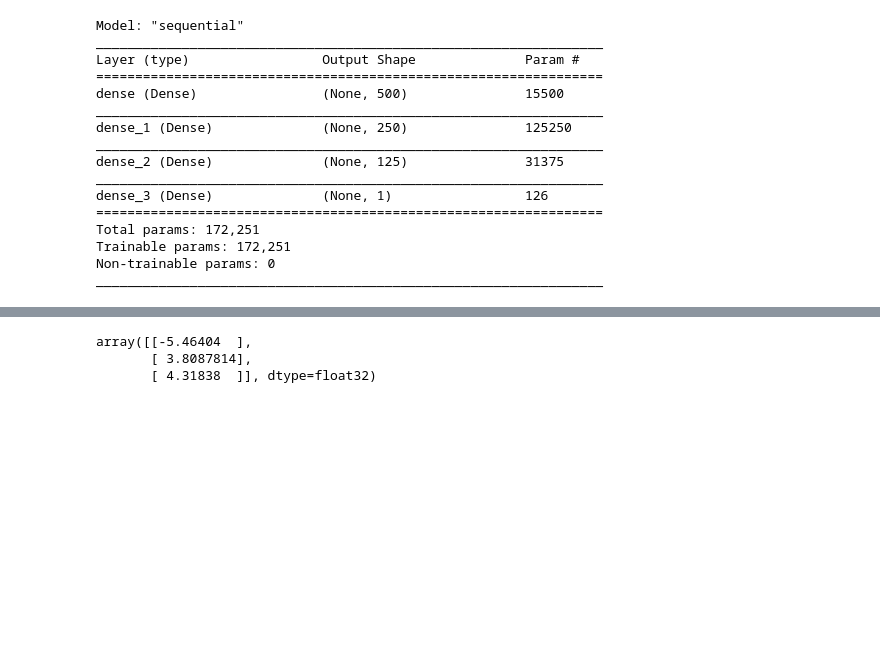
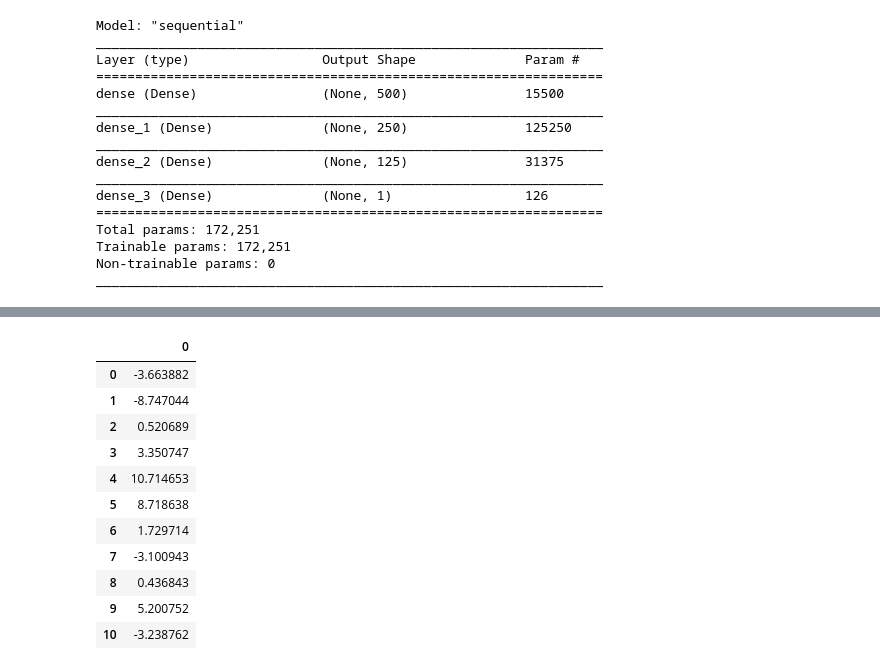
Before and after one commit to harrisongu123/sports_predictions, a Jupyter notebook: neural_network.ipynb, the cells around one changed output, grey strips where cells are left out. Cells and saved outputs as stored; diff of their text form; code cells hidden in the pictures; blank space fills up the shorter version.

```diff
--- a/neural_network.ipynb
+++ b/neural_network.ipynb
@@ -194,9 +175,22 @@ TypeError: cannot pickle 'weakref' object
 # %%
-saved_model.predict(stats)
+real_predictions = saved_model.predict(stats)
-# %% [output]
-array([[-5.46404  ],
-       [ 3.8087814],
-       [ 4.31838  ]], dtype=float32)
+# %%
+real_preds = pd.DataFrame(real_predictions, index=stats.index)
+# %%
+real_preds
+# %% [output]
+|  | 0 |
+| 0 | -3.663882 |
+| 1 | -8.747044 |
+| 2 | 0.520689 |
+| 3 | 3.350747 |
+| 4 | 10.714653 |
+| 5 | 8.718638 |
+| 6 | 1.729714 |
+| 7 | -3.100943 |
+| 8 | 0.436843 |
+| 9 | 5.200752 |
+| 10 | -3.238762 |
 # %%
 preds =  pd.DataFrame(test_preds, index=x_test.index)
 # %%
```
Also changed, not shown: parts of 7 cells of this notebook, 6 other files.
